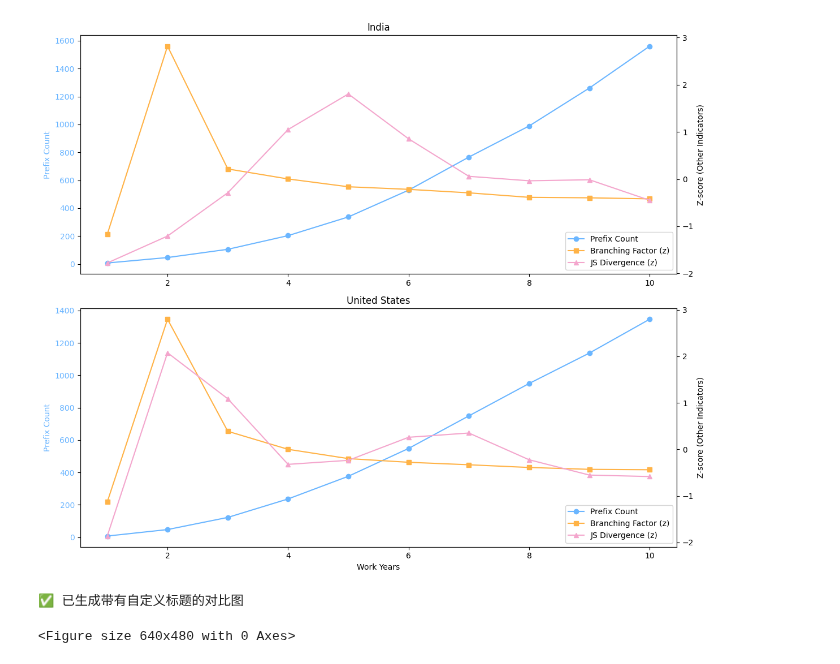
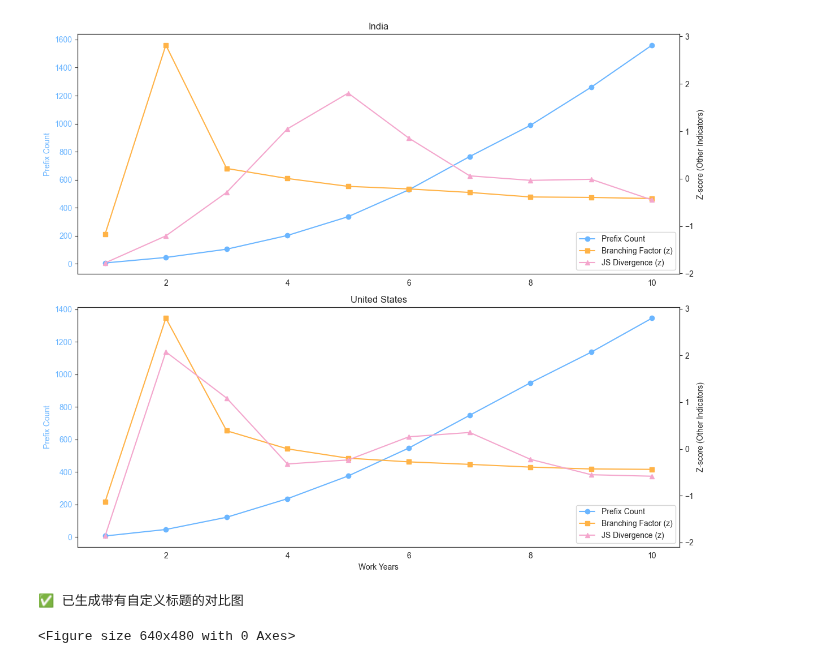
Before and after one commit to sdaza/Sequenzo, a Jupyter notebook: original_datasets_and_cleaning/qiqi/250808_tree/t_min_2/test.ipynb, the cells around one changed output. Saved outputs shown, nothing was run; the diff lists cells and outputs as text; code cells hidden in the pictures.

```diff
--- a/original_datasets_and_cleaning/qiqi/250808_tree/t_min_2/test.ipynb
+++ b/original_datasets_and_cleaning/qiqi/250808_tree/t_min_2/test.ipynb
@@ -57,34 +77,35 @@ from sequenzo.prefix_tree.system_level_indicators import plot_system_indicators_
 
 # 准备两组数据
 custom_groups_data = {
     "IND": {
         "prefix_counts": india_prefix_counts,
         "branching_factors": india_branching_factors,
         "js_divergence": india_js_scores
     },
     "USA": {
         "prefix_counts": us_prefix_counts,
         "branching_factors": us_branching_factors,
         "js_divergence": us_js_scores
     }
 }
 
 # 使用自定义子图标题
 plot_system_indicators_multiple_comparison(
     groups_data=custom_groups_data,
     group_names=["India", "United States"],  # 这个仅用于默认标题格式，当有subplot_titles时会被覆盖
     subplot_titles=[
         "India",
         "United States"
     ],  # 完全自定义的子图标题
     x_values=[1, 2, 3, 4, 5, 6, 7, 8, 9, 10],  # 可以是年份、时期等
     x_label="Work Years",  # 自定义x轴标签
     legend_loc='lower right',  # 图例位置
-    save_as="prefix_system_indicators_comparison"
+    save_as="prefix_system_indicators_comparison",
+    style="white"
 )
 
 print("✅ 已生成带有自定义标题的对比图")
 # %% [output]
-[figure, old version]
+[figure, new version]
 ✅ 已生成带有自定义标题的对比图
 <Figure size 640x480 with 0 Axes>
```
Also changed, not shown: parts of 14 cells of this notebook, 14 other files.
